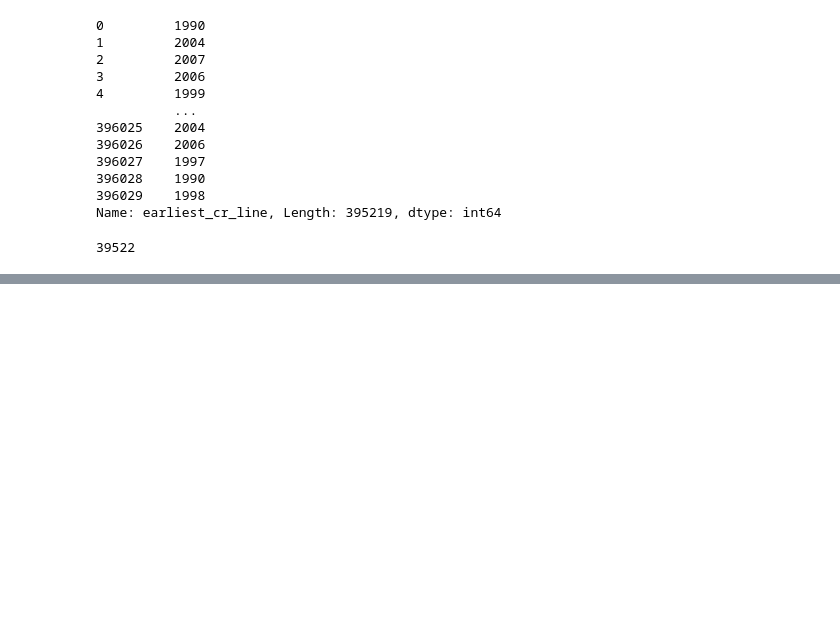
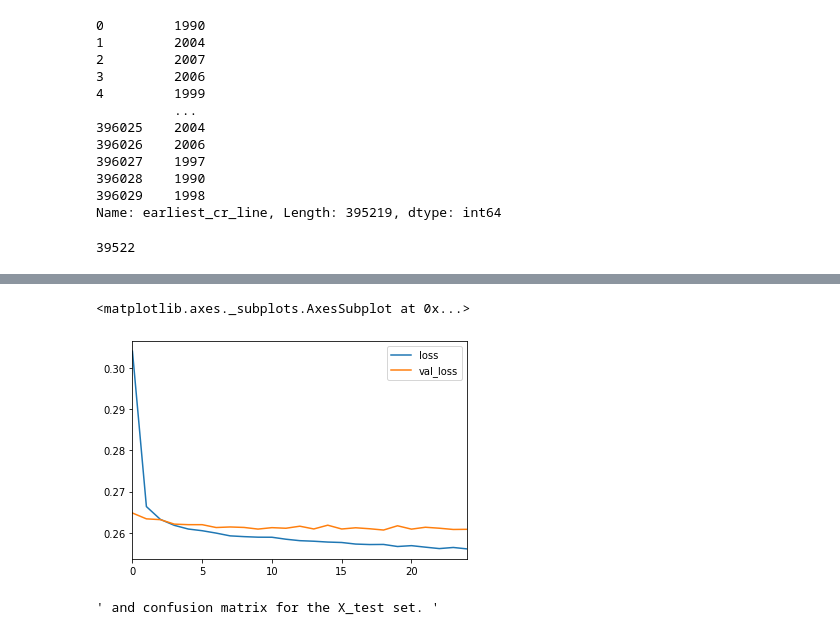
Before and after one commit to avtw37/tensor-data, a Jupyter notebook: lending-loan.ipynb, the cells around one changed output, grey strips where cells are left out. Drawn from its saved outputs; the diff is of its cells as text; code cells hidden in the pictures; blank space fills up the shorter version.

```diff
--- a/lending-loan.ipynb
+++ b/lending-loan.ipynb
@@ -674,3 +678,7 @@ X_train, X_test, y_train, y_test = train_test_split(X, y, test_size=0.2, random_
+# %%
+X_train = scaler.fit_transform(X_train)
+# %%
+X_test = scaler.transform(X_test)
 # %%
 import tensorflow as tf
 from tensorflow.keras.models import Sequential
@@ -696,0 +705,3 @@ NameError: name 'X_train' is not defined
+# %%
+model.fit(x=X_train,y=y_train,epochs=25,batch_size=256,
+         validation_data=(X_test,y_test))
@@ -696,0 +753,12 @@ NameError: name 'X_train' is not defined
+# %%
+losses = pd.DataFrame(model.history.history)
+# %%
+losses.plot()
+# %% [output]
+<matplotlib.axes._subplots.AxesSubplot at 0x...>
+[figure, added]
+# %%
+""" created predictions from the X_test set and display a classification report - """
+""" and confusion matrix for the X_test set. """
+# %% [output]
+' and confusion matrix for the X_test set. '
```
Also changed, not shown: parts of 14 cells of this notebook.
